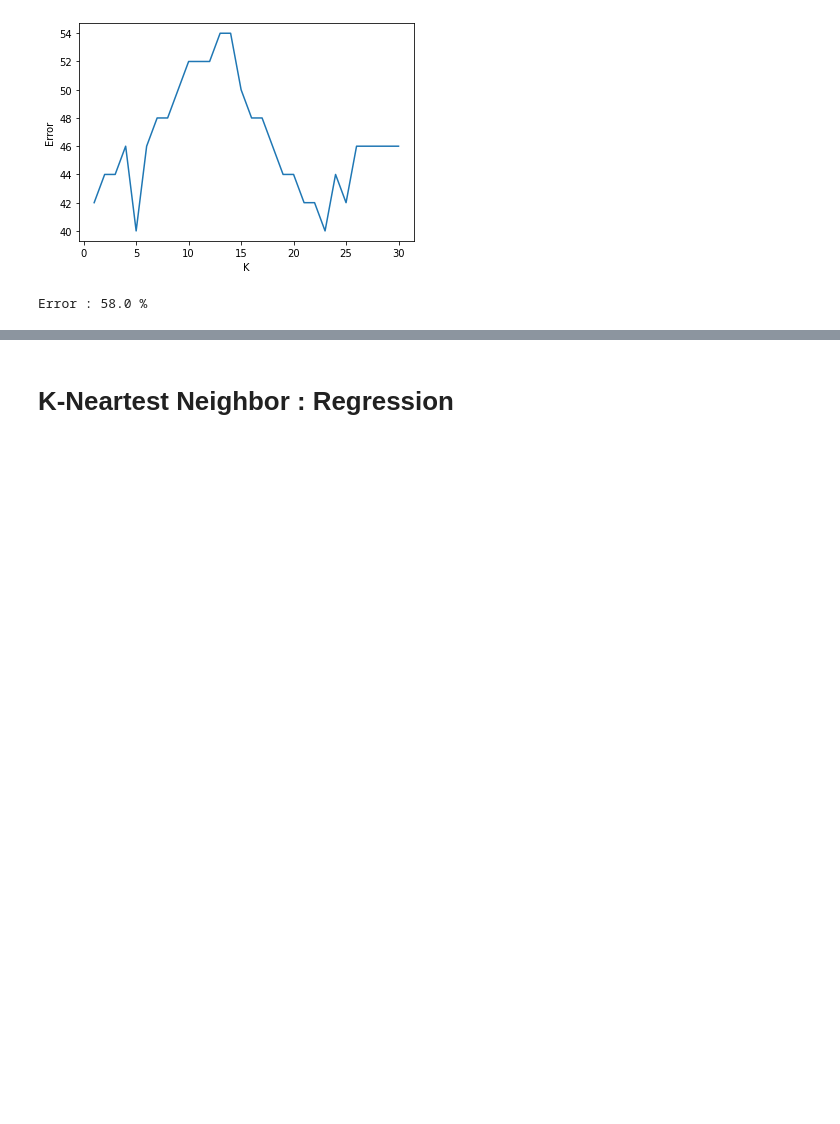
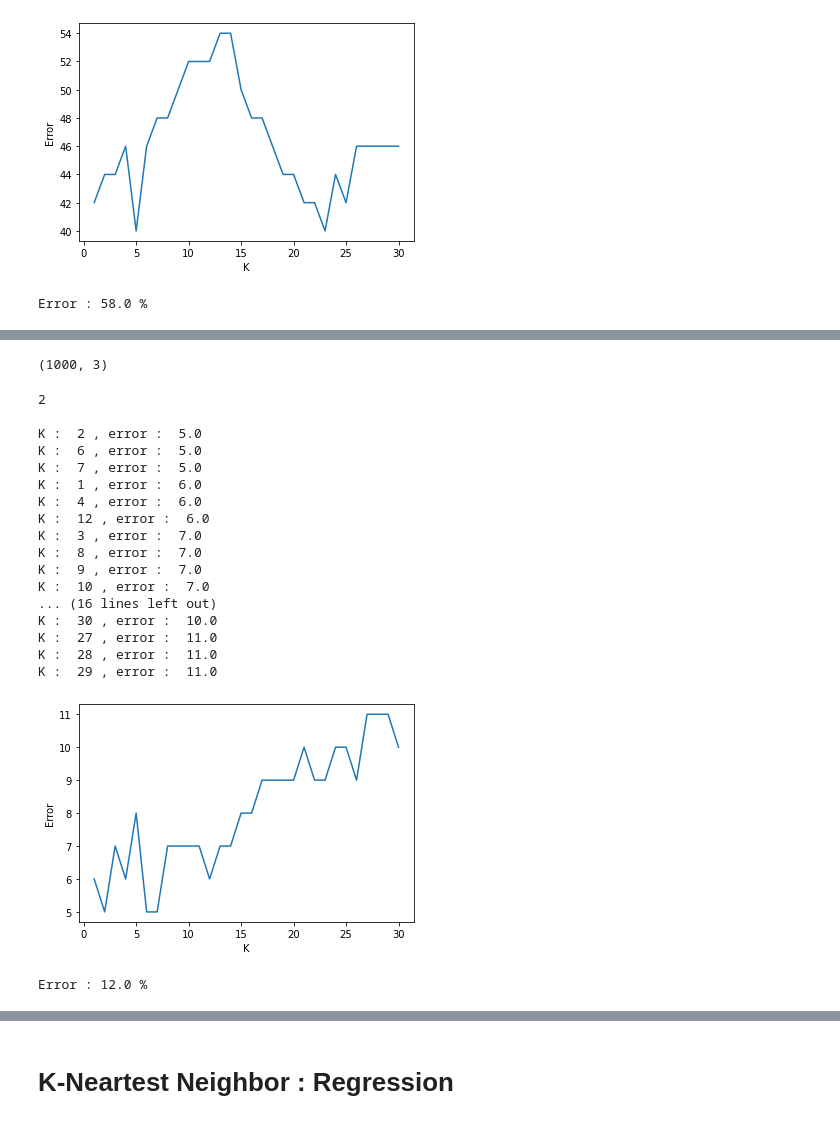
Before and after one commit to RTae/AI102, a Jupyter notebook: week1/AI102_Week1.ipynb, the cells around one changed output, grey strips where cells are left out. Drawn from its saved outputs; the diff is of its cells as text; code cells hidden in the pictures; blank space fills up the shorter version.

```diff
--- a/week1/AI102_Week1.ipynb
+++ b/week1/AI102_Week1.ipynb
@@ -252,0 +257,4 @@ Error : 58.0 %
+# %%
+# Prepare data
+
+uploaded = files.upload()
@@ -252,0 +264,2 @@ Error : 58.0 %
+# %%
+data = pd.read_excel((uploaded['BMI_Dataset_Classification.xlsx']))
@@ -252,0 +282,49 @@ Error : 58.0 %
+# %%
+DataMatrix = data.values
+# %%
+DataMatrix.shape
+# %% [output]
+(1000, 3)
+# %%
+D = DataMatrix.shape[-1]-1
+X = DataMatrix[:, :D]
+X = np.array(X, dtype=np.float32)
+Y = DataMatrix[:, D:]
+
+X_Train = X[:800,:]
+Y_Train = Y[:800,:]
+X_Vaild = X[800:900,:]
+Y_Vaild = Y[800:900,:]
+X_Test = X[900:,:]
+Y_Test = Y[900:,:]
+# %%
+#Learning
+
+best_K = KNNC_FIT(X_Train,Y_Train,X_Vaild,Y_Vaild,1,30)
+# %% [output]
+2
+
+K :  2 , error :  5.0
+K :  6 , error :  5.0
+K :  7 , error :  5.0
+K :  1 , error :  6.0
+K :  4 , error :  6.0
+K :  12 , error :  6.0
+K :  3 , error :  7.0
+K :  8 , error :  7.0
+K :  9 , error :  7.0
+K :  10 , error :  7.0
+... (16 lines left out)
+K :  30 , error :  10.0
+K :  27 , error :  11.0
+K :  28 , error :  11.0
+K :  29 , error :  11.0
+[figure, added]
+# %%
+#Predicts
+
+Yhat = KNNC_Predict(X_Train,Y_Train,X_Test,best_K)
+error = find_error_classification_onces(Y_Test,Yhat)
+print('Error : ' + str(error) + ' %')
+# %% [output]
+Error : 12.0 %
```
Also changed, not shown: parts of 50 cells of this notebook.
